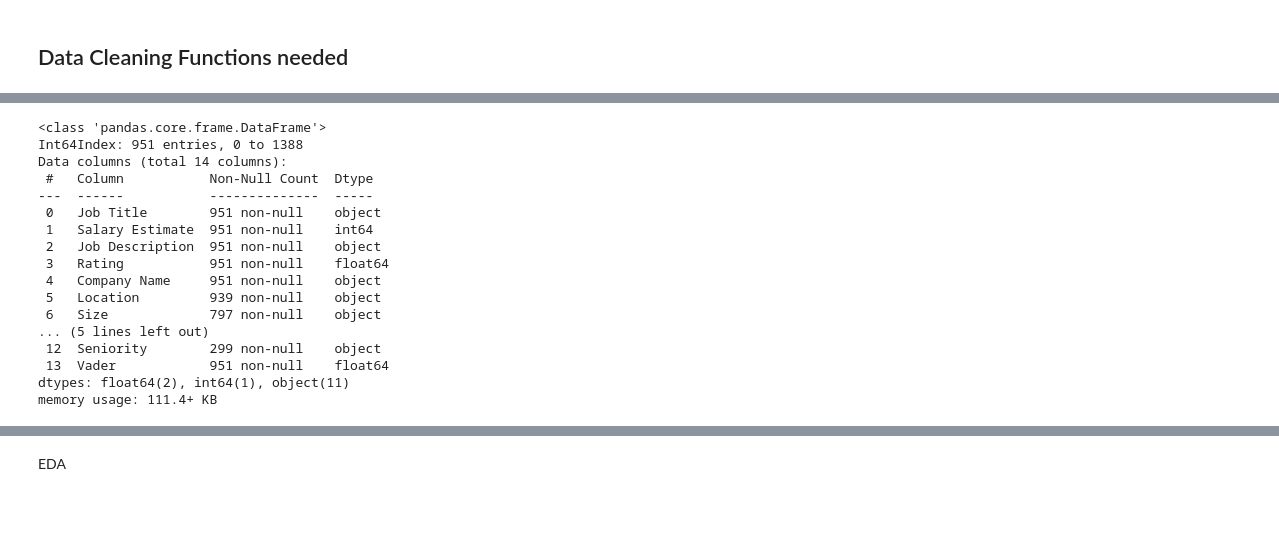
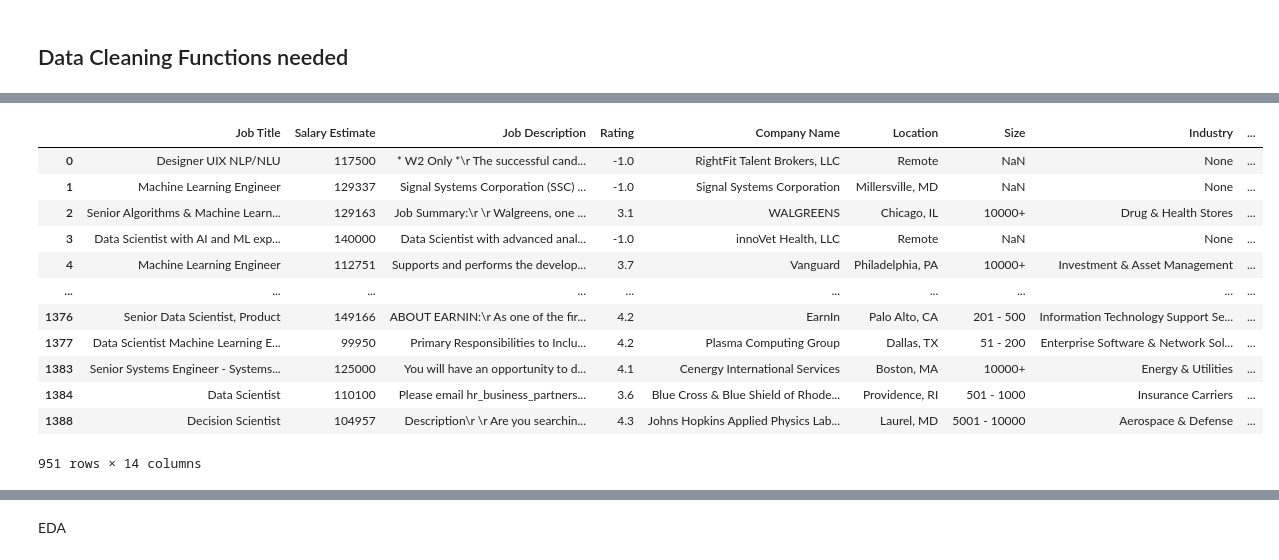
Before and after one commit to wangyf99/GlassDoor_Salary_Prediction, a Jupyter notebook: GlassDoor_Salary.ipynb, the cells around one changed output, grey strips where cells are left out. Cells and saved outputs as stored; diff of their text form; code cells hidden in the pictures; blank space fills up the shorter version.

```diff
--- a/GlassDoor_Salary.ipynb
+++ b/GlassDoor_Salary.ipynb
@@ -1198,21 +857,17 @@ vader_analysis(df['Job Description'].iloc[2])
 # %%
-df.info()
+df
 # %% [output]
+|  | Job Title | Salary Estimate | Job Description | Rating | Company Name | Location | Size | Industry | ... |
+| 0 | Designer UIX NLP/NLU | 117500 | * W2 Only *\r The successful cand... | -1.0 | RightFit Talent Brokers, LLC | Remote | NaN | None | ... |
+| 1 | Machine Learning Engineer | 129337 | Signal Systems Corporation (SSC) ... | -1.0 | Signal Systems Corporation | Millersville, MD | NaN | None | ... |
+| 2 | Senior Algorithms & Machine Learn... | 129163 | Job Summary:\r \r Walgreens, one ... | 3.1 | WALGREENS | Chicago, IL | 10000+ | Drug & Health Stores | ... |
+| 3 | Data Scientist with AI and ML exp... | 140000 | Data Scientist with advanced anal... | -1.0 | innoVet Health, LLC | Remote | NaN | None | ... |
+| 4 | Machine Learning Engineer | 112751 | Supports and performs the develop... | 3.7 | Vanguard | Philadelphia, PA | 10000+ | Investment & Asset Management | ... |
+| ... | ... | ... | ... | ... | ... | ... | ... | ... | ... |
+| 1376 | Senior Data Scientist, Product | 149166 | ABOUT EARNIN:\r As one of the fir... | 4.2 | EarnIn | Palo Alto, CA | 201 - 500 | Information Technology Support Se... | ... |
+| 1377 | Data Scientist Machine Learning E... | 99950 | Primary Responsibilities to Inclu... | 4.2 | Plasma Computing Group | Dallas, TX | 51 - 200 | Enterprise Software & Network Sol... | ... |
+| 1383 | Senior Systems Engineer - Systems... | 125000 | You will have an opportunity to d... | 4.1 | Cenergy International Services | Boston, MA | 10000+ | Energy & Utilities | ... |
+| 1384 | Data Scientist | 110100 | Please email hr_business_partners... | 3.6 | Blue Cross & Blue Shield of Rhode... | Providence, RI | 501 - 1000 | Insurance Carriers | ... |
+| 1388 | Decision Scientist | 104957 | Description\r \r Are you searchin... | 4.3 | Johns Hopkins Applied Physics Lab... | Laurel, MD | 5001 - 10000 | Aerospace & Defense | ... |
-<class 'pandas.core.frame.DataFrame'>
-Int64Index: 951 entries, 0 to 1388
-Data columns (total 14 columns):
- #   Column           Non-Null Count  Dtype
----  ------           --------------  -----
- 0   Job Title        951 non-null    object
- 1   Salary Estimate  951 non-null    int64
- 2   Job Description  951 non-null    object
- 3   Rating           951 non-null    float64
- 4   Company Name     951 non-null    object
- 5   Location         939 non-null    object
- 6   Size             797 non-null    object
-... (5 lines left out)
- 12  Seniority        299 non-null    object
- 13  Vader            951 non-null    float64
-dtypes: float64(2), int64(1), object(11)
-memory usage: 111.4+ KB
+951 rows × 14 columns
 # %%
```
Also changed, not shown: parts of 75 cells of this notebook.
